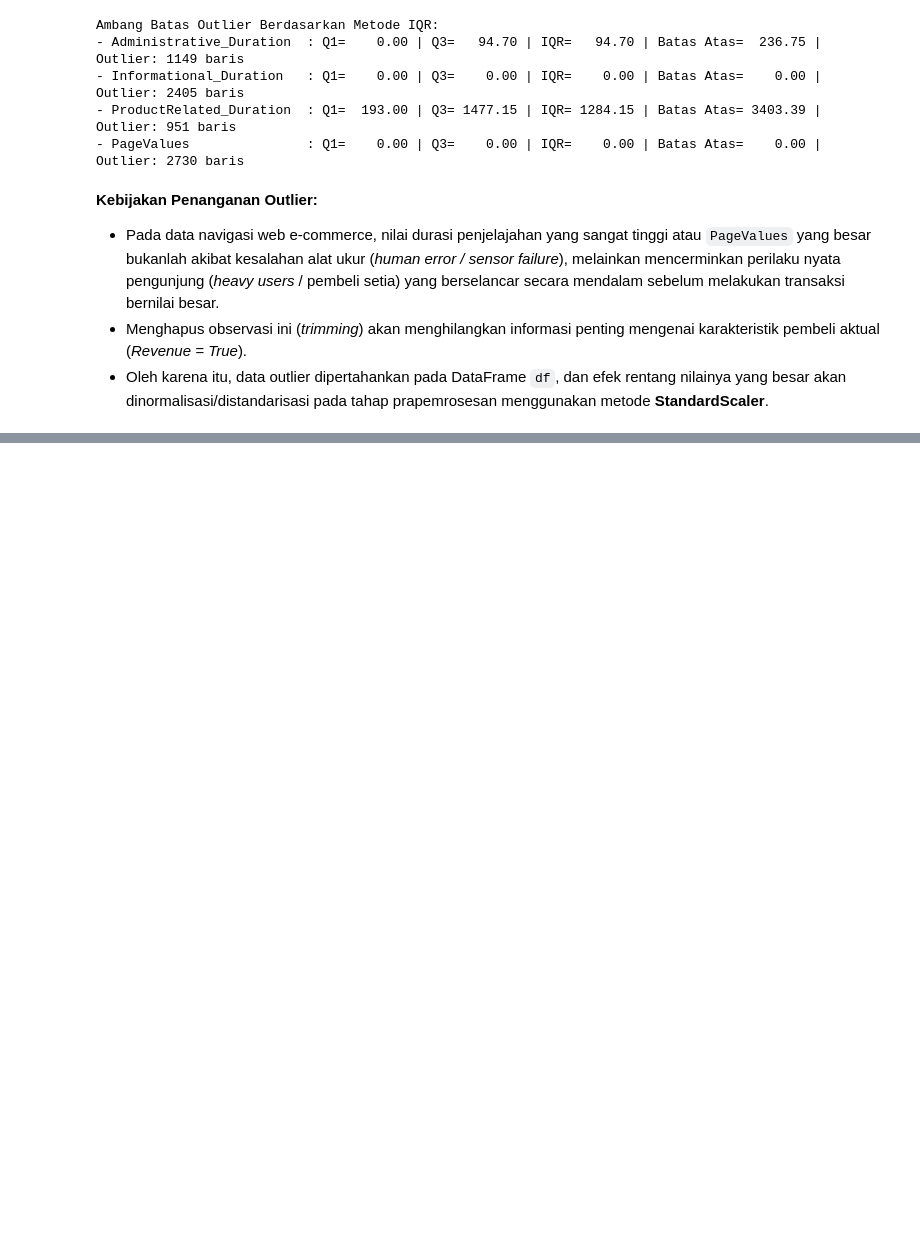
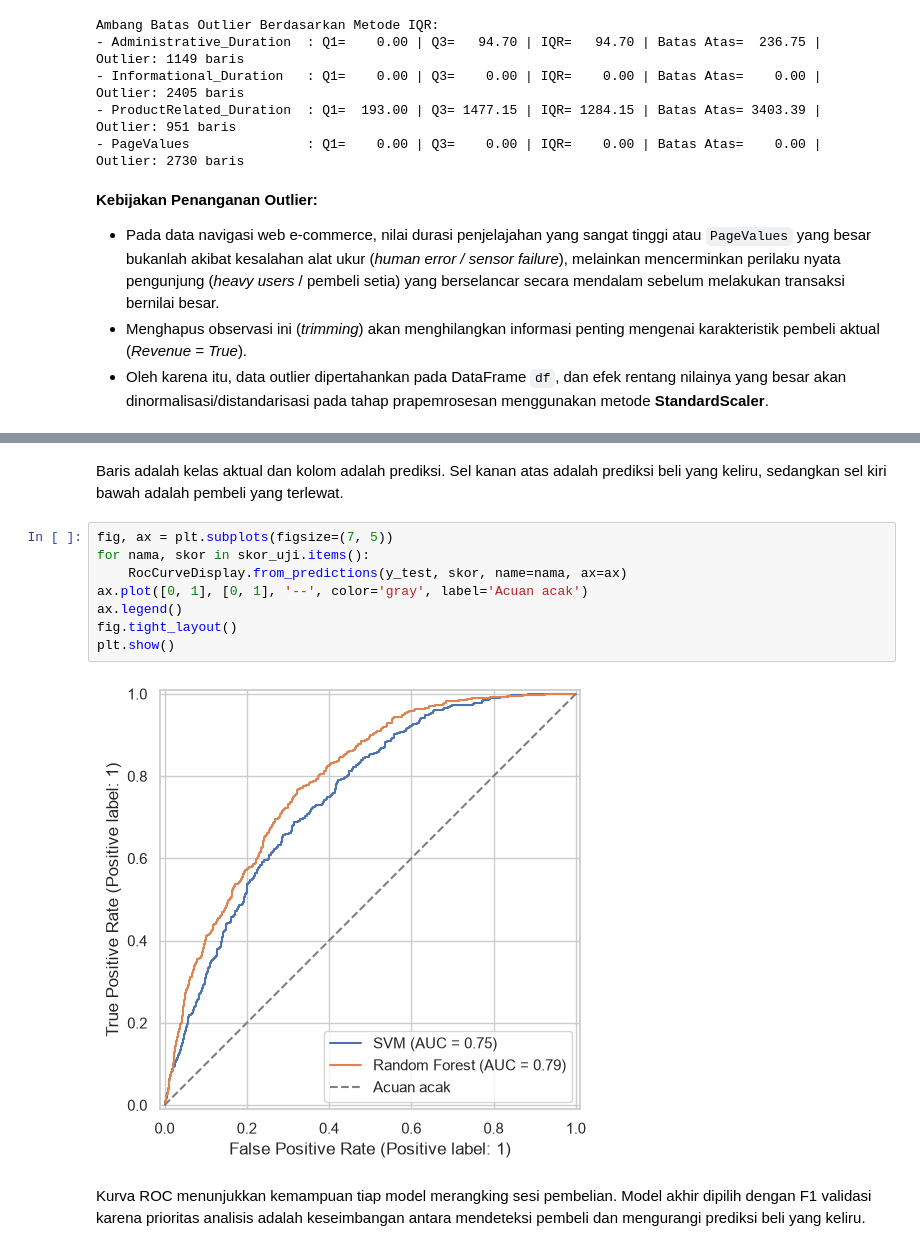
Before and after one commit to oktavianprstyd/MauArgonAtauAstra, a Jupyter notebook: notebook.ipynb, the cells around one changed output, grey strips where cells are left out. Saved outputs shown, nothing was run; the diff lists cells and outputs as text; blank space fills up the shorter version.

```diff
--- a/notebook.ipynb
+++ b/notebook.ipynb
@@ -625,0 +689,14 @@ Data bersih dan terstandarisasi siap untuk tahap pemodelan Machine Learning!
+# %% [markdown]
+Baris adalah kelas aktual dan kolom adalah prediksi. Sel kanan atas adalah prediksi beli yang keliru, sedangkan sel kiri bawah adalah pembeli yang terlewat.
+# %%
+fig, ax = plt.subplots(figsize=(7, 5))
+for nama, skor in skor_uji.items():
+    RocCurveDisplay.from_predictions(y_test, skor, name=nama, ax=ax)
+ax.plot([0, 1], [0, 1], '--', color='gray', label='Acuan acak')
+ax.legend()
+fig.tight_layout()
+plt.show()
+# %% [output]
+[figure, added]
+# %% [markdown]
+Kurva ROC menunjukkan kemampuan tiap model merangking sesi pembelian. Model akhir dipilih dengan F1 validasi karena prioritas analisis adalah keseimbangan antara mendeteksi pembeli dan mengurangi prediksi beli yang keliru.
```
Also changed, not shown: parts of 86 cells of this notebook, 1 other file.
